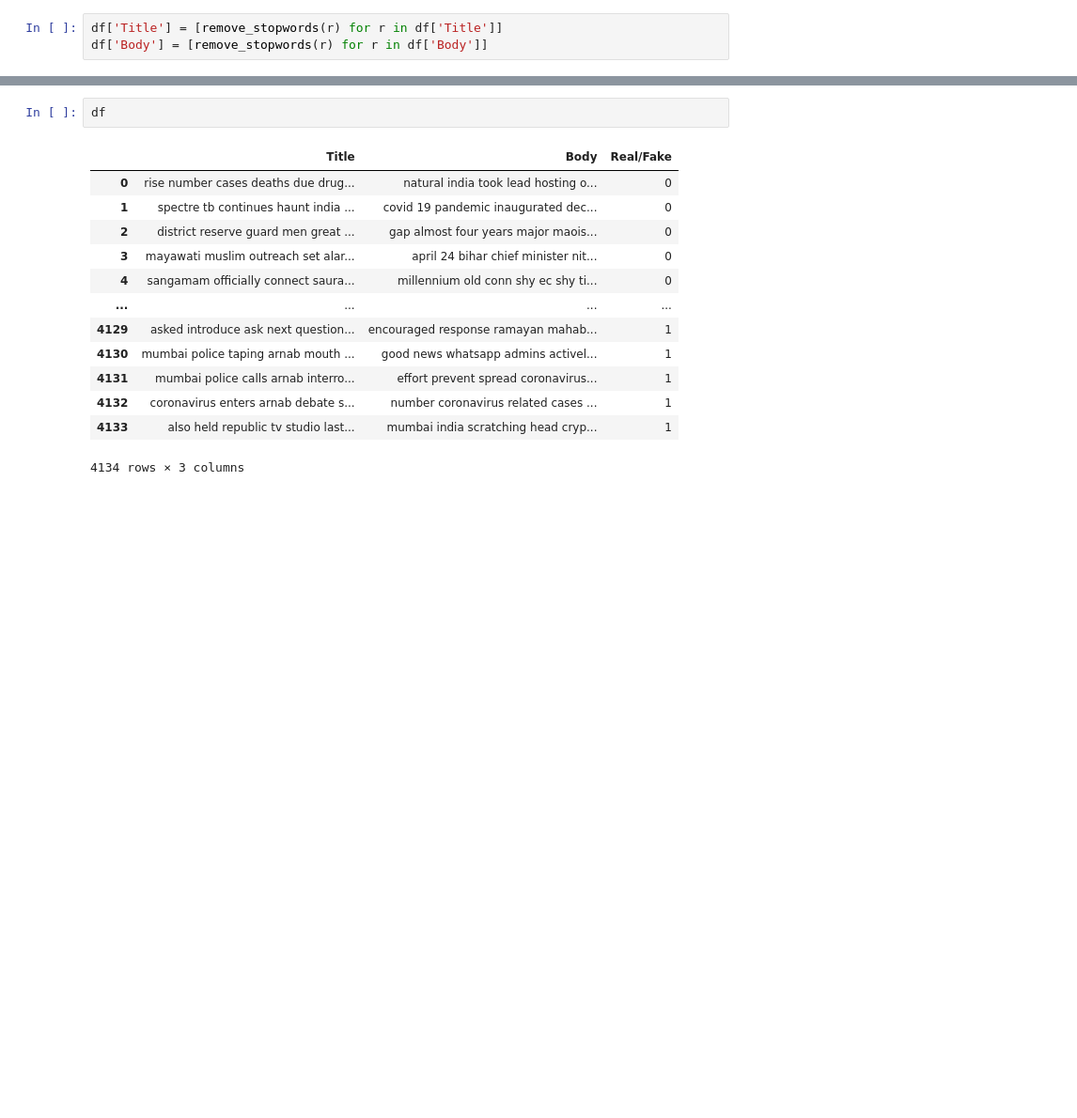
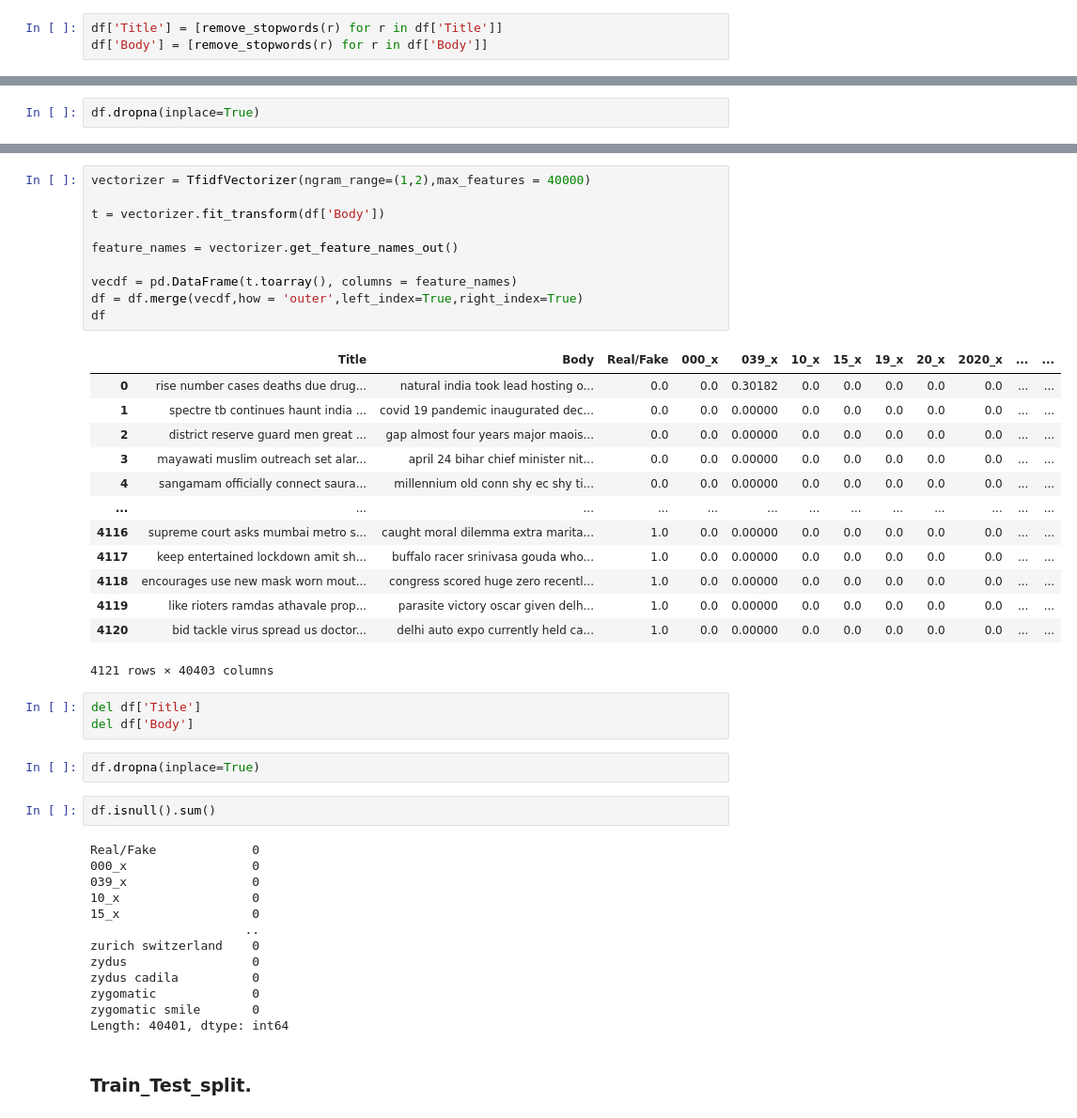
Before and after one commit to Selvamsmail/Internship_Project, a Jupyter notebook: Real_and_Fake_News_classification_project.ipynb, the cells around one changed output, grey strips where cells are left out. Shown at 94% size. Cells and saved outputs as stored; diff of their text form; blank space fills up the shorter version.

```diff
--- a/Real_and_Fake_News_classification_project.ipynb
+++ b/Real_and_Fake_News_classification_project.ipynb
@@ -305,0 +394,2 @@ df['Body'] = [remove_stopwords(r) for r in df['Body']]
+# %%
+df.dropna(inplace=True)
@@ -306,16 +401,46 @@ df['Body'] = [remove_stopwords(r) for r in df['Body']]
+# %%
+vectorizer = TfidfVectorizer(ngram_range=(1,2),max_features = 40000)
+
+t = vectorizer.fit_transform(df['Body'])
+
+feature_names = vectorizer.get_feature_names_out()
+
+vecdf = pd.DataFrame(t.toarray(), columns = feature_names)
+df = df.merge(vecdf,how = 'outer',left_index=True,right_index=True)
+df
+# %% [output]
+|  | Title | Body | Real/Fake | 000_x | 039_x | 10_x | 15_x | 19_x | 20_x | 2020_x | ... | ... |
+| 0 | rise number cases deaths due drug... | natural india took lead hosting o... | 0.0 | 0.0 | 0.30182 | 0.0 | 0.0 | 0.0 | 0.0 | 0.0 | ... | ... |
+| 1 | spectre tb continues haunt india ... | covid 19 pandemic inaugurated dec... | 0.0 | 0.0 | 0.00000 | 0.0 | 0.0 | 0.0 | 0.0 | 0.0 | ... | ... |
+| 2 | district reserve guard men great ... | gap almost four years major maois... | 0.0 | 0.0 | 0.00000 | 0.0 | 0.0 | 0.0 | 0.0 | 0.0 | ... | ... |
+| 3 | mayawati muslim outreach set alar... | april 24 bihar chief minister nit... | 0.0 | 0.0 | 0.00000 | 0.0 | 0.0 | 0.0 | 0.0 | 0.0 | ... | ... |
+| 4 | sangamam officially connect saura... | millennium old conn shy ec shy ti... | 0.0 | 0.0 | 0.00000 | 0.0 | 0.0 | 0.0 | 0.0 | 0.0 | ... | ... |
+| ... | ... | ... | ... | ... | ... | ... | ... | ... | ... | ... | ... | ... |
+| 4116 | supreme court asks mumbai metro s... | caught moral dilemma extra marita... | 1.0 | 0.0 | 0.00000 | 0.0 | 0.0 | 0.0 | 0.0 | 0.0 | ... | ... |
+| 4117 | keep entertained lockdown amit sh... | buffalo racer srinivasa gouda who... | 1.0 | 0.0 | 0.00000 | 0.0 | 0.0 | 0.0 | 0.0 | 0.0 | ... | ... |
+| 4118 | encourages use new mask worn mout... | congress scored huge zero recentl... | 1.0 | 0.0 | 0.00000 | 0.0 | 0.0 | 0.0 | 0.0 | 0.0 | ... | ... |
+| 4119 | like rioters ramdas athavale prop... | parasite victory oscar given delh... | 1.0 | 0.0 | 0.00000 | 0.0 | 0.0 | 0.0 | 0.0 | 0.0 | ... | ... |
+| 4120 | bid tackle virus spread us doctor... | delhi auto expo currently held ca... | 1.0 | 0.0 | 0.00000 | 0.0 | 0.0 | 0.0 | 0.0 | 0.0 | ... | ... |
+4121 rows × 40403 columns
+# %%
+del df['Title']
+del df['Body']
+# %%
+df.dropna(inplace=True)
 # %%
-df
+df.isnull().sum()
 # %% [output]
-|  | Title | Body | Real/Fake |
-| 0 | rise number cases deaths due drug... | natural india took lead hosting o... | 0 |
-| 1 | spectre tb continues haunt india ... | covid 19 pandemic inaugurated dec... | 0 |
-| 2 | district reserve guard men great ... | gap almost four years major maois... | 0 |
-| 3 | mayawati muslim outreach set alar... | april 24 bihar chief minister nit... | 0 |
-| 4 | sangamam officially connect saura... | millennium old conn shy ec shy ti... | 0 |
-| ... | ... | ... | ... |
-| 4129 | asked introduce ask next question... | encouraged response ramayan mahab... | 1 |
-| 4130 | mumbai police taping arnab mouth ... | good news whatsapp admins activel... | 1 |
-| 4131 | mumbai police calls arnab interro... | effort prevent spread coronavirus... | 1 |
-| 4132 | coronavirus enters arnab debate s... | number coronavirus related cases ... | 1 |
-| 4133 | also held republic tv studio last... | mumbai india scratching head cryp... | 1 |
-4134 rows × 3 columns
+Real/Fake             0
+000_x                 0
+039_x                 0
+10_x                  0
+15_x                  0
+                     ..
+zurich switzerland    0
+zydus                 0
+zydus cadila          0
+zygomatic             0
+zygomatic smile       0
+Length: 40401, dtype: int64
+# %% [markdown]
+### Train_Test_split.
```
Also changed, not shown: parts of 19 cells of this notebook.
